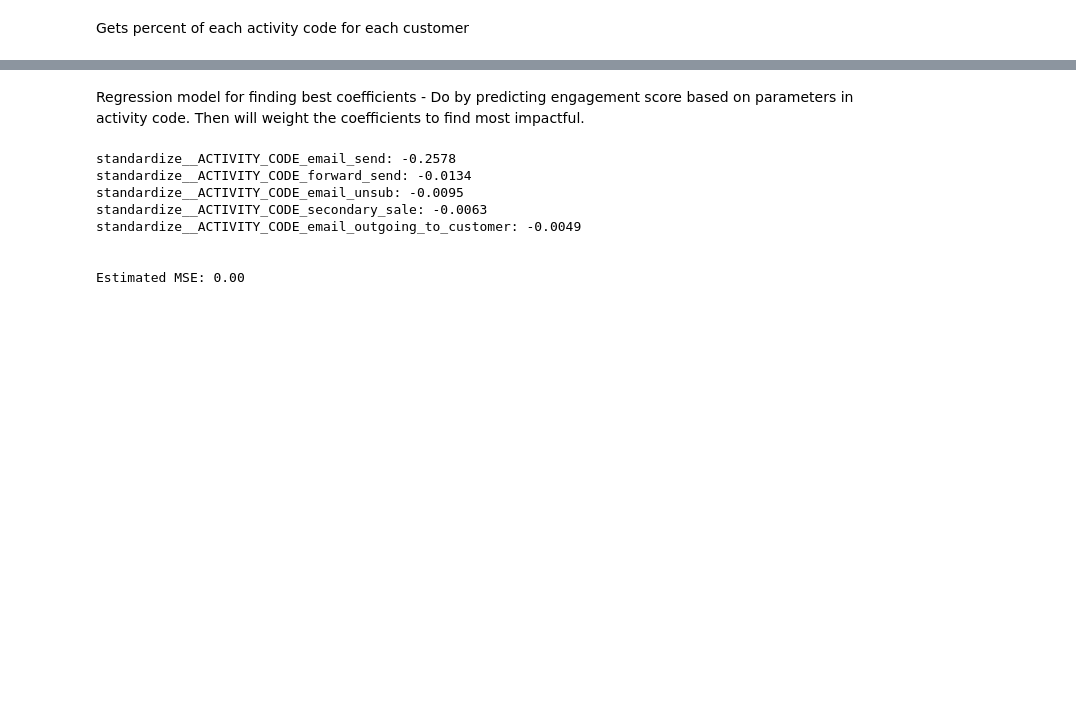
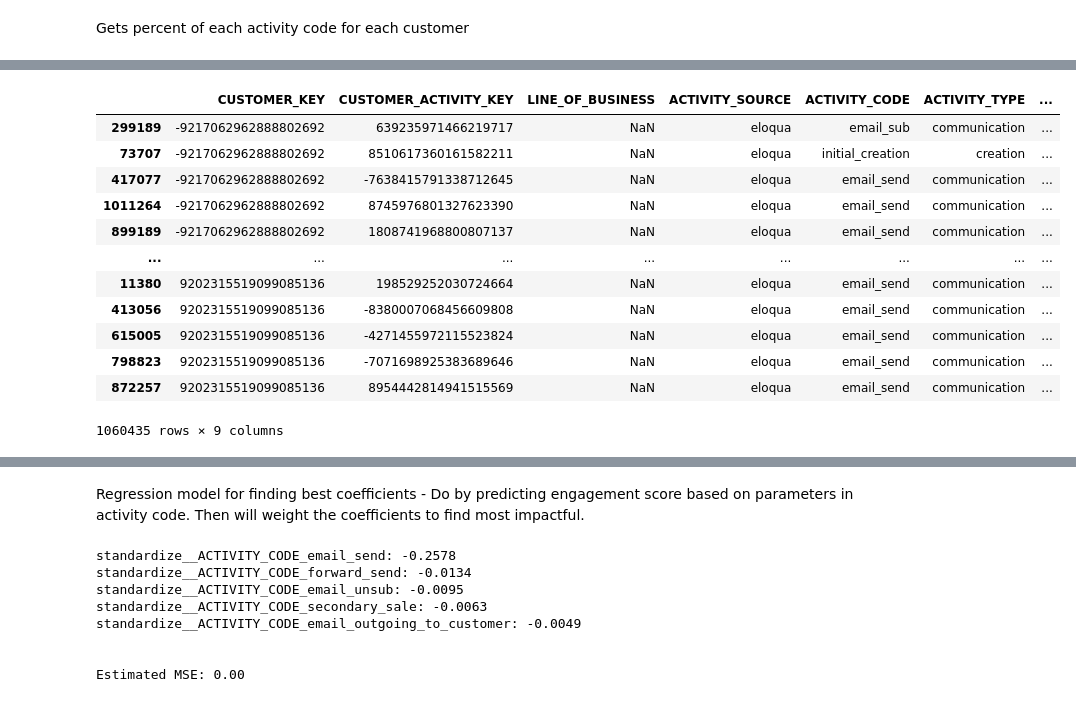
Before and after one commit to ddchamber/Seahawks, a Jupyter notebook: Data_Overview.ipynb, the cells around one changed output, grey strips where cells are left out. Cells and saved outputs as stored; diff of their text form; code cells hidden in the pictures; blank space fills up the shorter version.

```diff
--- a/Data_Overview.ipynb
+++ b/Data_Overview.ipynb
@@ -639 +721,21 @@ stnl_clean
+# %%
+bp['Date'] = pd.to_datetime(bp['ACTIVITY_DATETIME'])
+bp_date_sorted = bp.sort_values(by=['CUSTOMER_KEY','Date'])
+
+bp_filtered = remove_consecutive_page_views(bp)
+bp_filtered
+# %% [output]
+|  | CUSTOMER_KEY | CUSTOMER_ACTIVITY_KEY | LINE_OF_BUSINESS | ACTIVITY_SOURCE | ACTIVITY_CODE | ACTIVITY_TYPE | ... |
+| 299189 | -9217062962888802692 | 639235971466219717 | NaN | eloqua | email_sub | communication | ... |
+| 73707 | -9217062962888802692 | 8510617360161582211 | NaN | eloqua | initial_creation | creation | ... |
+| 417077 | -9217062962888802692 | -7638415791338712645 | NaN | eloqua | email_send | communication | ... |
+| 1011264 | -9217062962888802692 | 8745976801327623390 | NaN | eloqua | email_send | communication | ... |
+| 899189 | -9217062962888802692 | 1808741968800807137 | NaN | eloqua | email_send | communication | ... |
+| ... | ... | ... | ... | ... | ... | ... | ... |
+| 11380 | 9202315519099085136 | 198529252030724664 | NaN | eloqua | email_send | communication | ... |
+| 413056 | 9202315519099085136 | -8380007068456609808 | NaN | eloqua | email_send | communication | ... |
+| 615005 | 9202315519099085136 | -4271455972115523824 | NaN | eloqua | email_send | communication | ... |
+| 798823 | 9202315519099085136 | -7071698925383689646 | NaN | eloqua | email_send | communication | ... |
+| 872257 | 9202315519099085136 | 8954442814941515569 | NaN | eloqua | email_send | communication | ... |
+1060435 rows × 9 columns
 # %%
```
Also changed, not shown: parts of 7 cells of this notebook.
